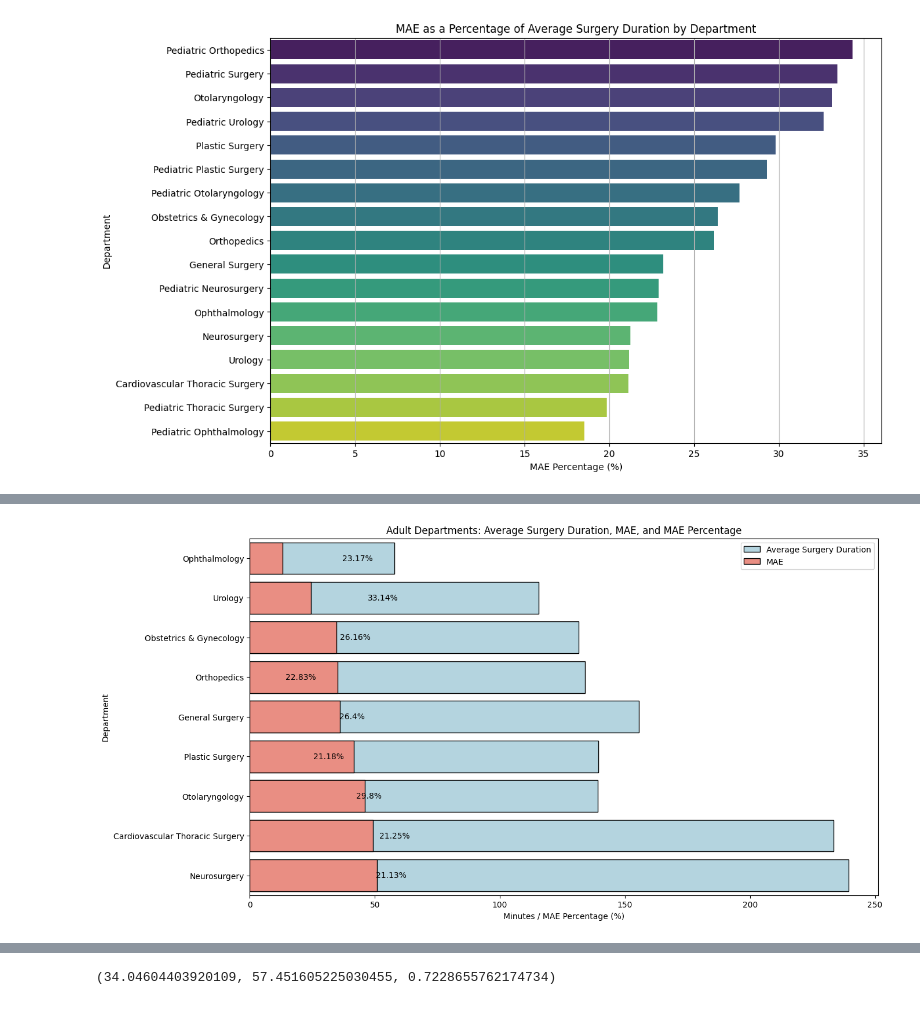
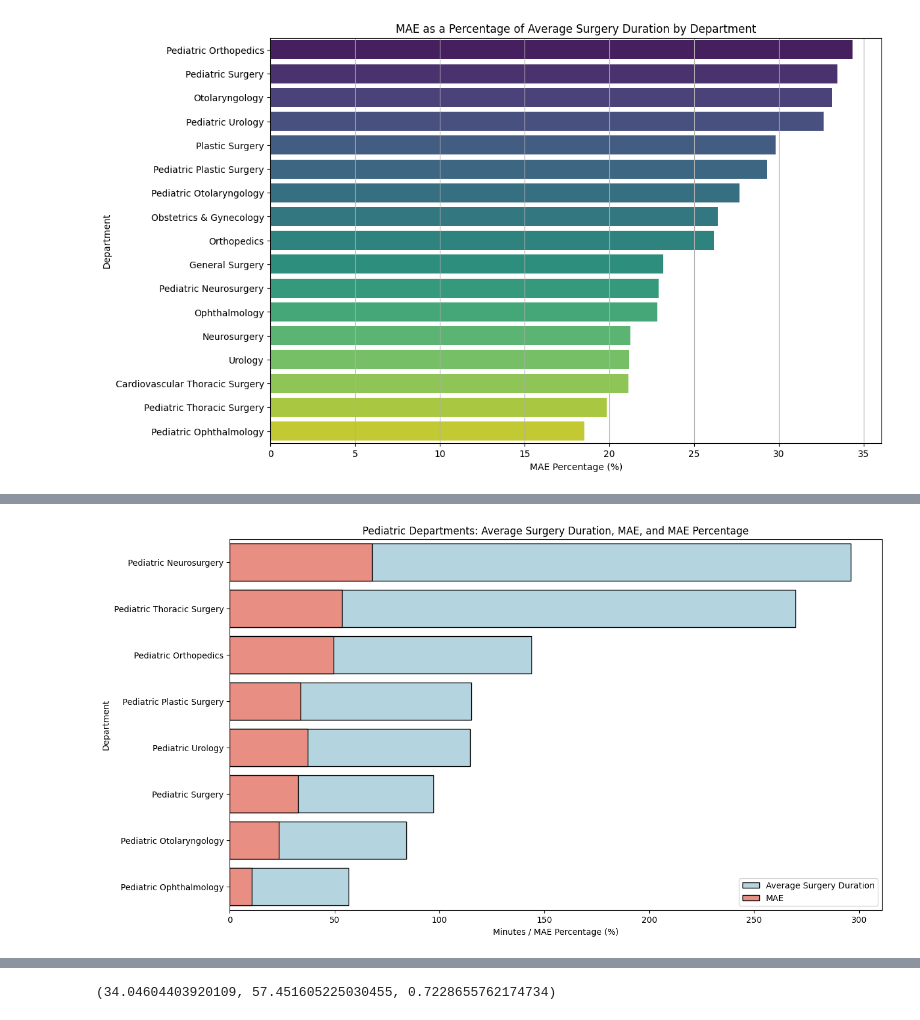
Before and after one commit to devguno/Surgical-Duration-Prediction, a Jupyter notebook: 1129_2.ipynb, the cells around one changed output, grey strips where cells are left out. Drawn from its saved outputs; the diff is of its cells as text; code cells hidden in the pictures.

```diff
--- a/1129_2.ipynb
+++ b/1129_2.ipynb
@@ -260,3 +260,11 @@ Passing `palette` without assigning `hue` is deprecated and will be removed in v
 
   sns.barplot(x='MAE Percentage', y='Department', data=dept_data_for_visualization.sort_values('MAE Percentage', ascending=False), palette='viridis')
 [figure]
+# %%
+# Separating the departments into pediatric and adult categories
+pediatric_data = dept_data_for_visualization[dept_data_for_visualization['Department'].str.startswith('Pediatric')]
+adult_data = dept_data_for_visualization[~dept_data_for_visualization['Department'].str.startswith('Pediatric')]
+# %%
+# Sorting the adult and pediatric data based on Average Surgery Duration
+adult_data_sorted = adult_data.sort_values(by='Average Surgery Duration', ascending=False)
+pediatric_data_sorted = pediatric_data.sort_values(by='Average Surgery Duration', ascending=False)
@@ -263,18 +285,12 @@ Passing `palette` without assigning `hue` is deprecated and will be removed in v
 # %%
-# Separating the departments into pediatric and adult categories
-pediatric_data = sorted_dept_data[sorted_dept_data['Department'].str.startswith('Pediatric')]
-adult_data = sorted_dept_data[~sorted_dept_data['Department'].str.startswith('Pediatric')]
-
-# Plot for Adult Departments
+# Plot for Pediatric Departments
 plt.figure(figsize=(14, 8))
-sns.barplot(x='Average Surgery Duration', y='Department', data=adult_data, color='lightblue', edgecolor='black', label='Average Surgery Duration')
-sns.barplot(x='MAE', y='Department', data=adult_data, color='salmon', edgecolor='black', label='MAE')
-for index, row in adult_data.iterrows():
-    plt.text(row['MAE'] + 1, index, f"{round(row['MAE Percentage'], 2)}%", color='black', va='center', ha='left')
-plt.title('Adult Departments: Average Surgery Duration, MAE, and MAE Percentage')
+sns.barplot(x='Average Surgery Duration', y='Department', data=pediatric_data_sorted, color='lightblue', edgecolor='black', label='Average Surgery Duration')
+sns.barplot(x='MAE', y='Department', data=pediatric_data_sorted, color='salmon', edgecolor='black', label='MAE')
+plt.title('Pediatric Departments: Average Surgery Duration, MAE, and MAE Percentage')
 plt.xlabel('Minutes / MAE Percentage (%)')
 plt.ylabel('Department')
 plt.legend()
 plt.show()
 # %% [output]
-[figure, old version]
+[figure, new version]
```
Also changed, not shown: parts of 6 cells of this notebook.
